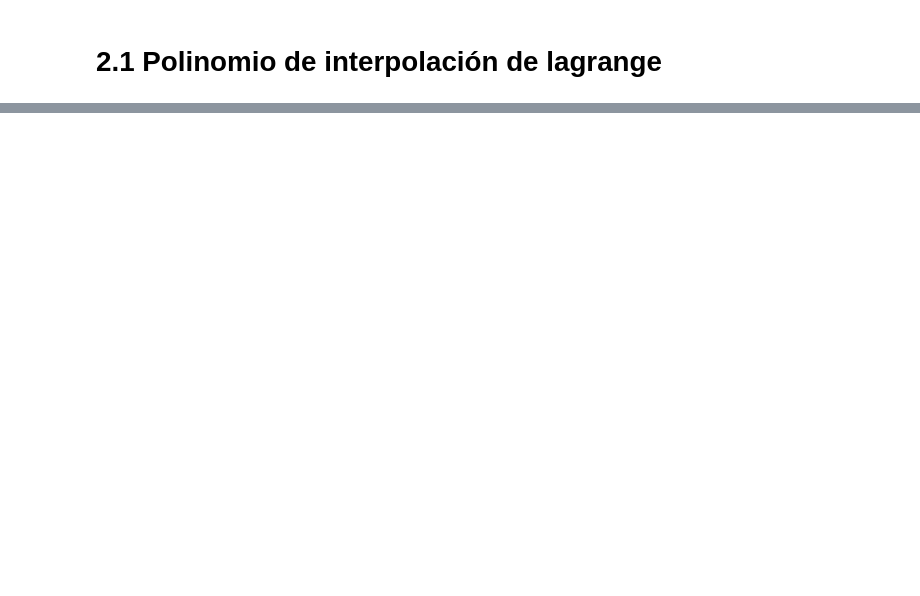
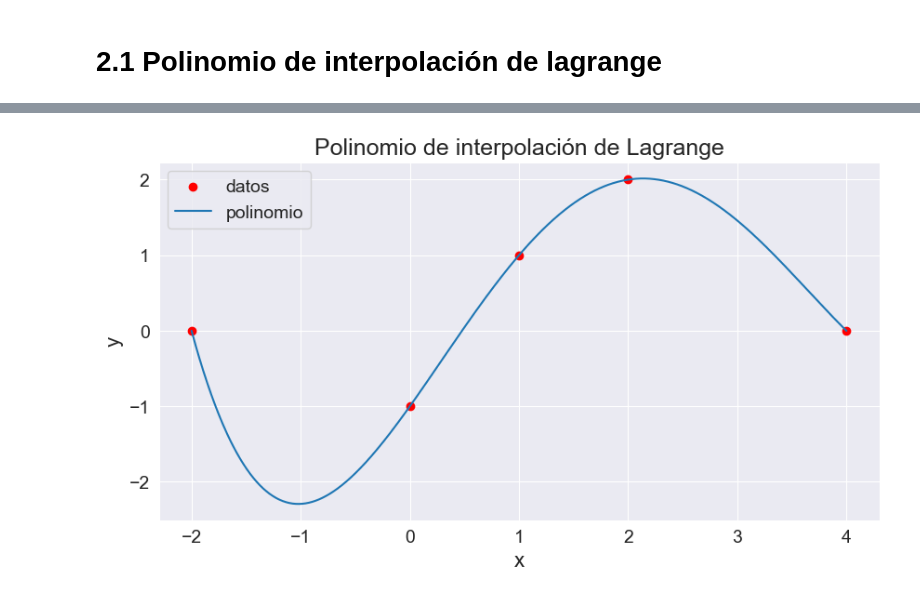
Before and after one commit to caramirezs/MetNum_librodigital, a Jupyter notebook: 2_Ajuste_funciones/2.1_Polinomio_de_interpolacion_de_Lagrange.ipynb, the cells around one changed output, grey strips where cells are left out. Drawn from its saved outputs; the diff is of its cells as text; code cells hidden in the pictures; blank space fills up the shorter version.

```diff
--- a/2_Ajuste_funciones/2.1_Polinomio_de_interpolacion_de_Lagrange.ipynb
+++ b/2_Ajuste_funciones/2.1_Polinomio_de_interpolacion_de_Lagrange.ipynb
@@ -336,0 +192,20 @@ Polinomio de Lagrange:
+# %%
+# Datos de la tabla
+x = [-2, 0, 1, 2, 4]
+y = [-0, -1, 1, 2, 0]
+p_lagrange = lambda x: (1/144)*(7*x**4 - 55*x**3 + 44*x**2 + 292*x - 144)
+# Graficar los puntos
+sns.set_style('darkgrid') # Agrega el estilo "dark" de Seaborn
+fig, ax = plt.subplots(figsize=(10, 5))
+x0 =np.linspace(min(x), max(x), 1000)
+plt.scatter(x, y, label='datos', color='red')
+plt.plot(x0, p_lagrange(x0), label='polinomio')
+ax.tick_params(labelsize=14, axis='x')
+ax.tick_params(labelsize=14, axis='y')
+plt.xlabel('x', fontsize=16)
+plt.ylabel('y', fontsize=16)
+plt.title(f'Polinomio de interpolación de Lagrange', fontsize=18)
+plt.legend(fontsize=14)
+plt.show()
+# %% [output]
+[figure, added]
```
Also changed, not shown: parts of 26 cells of this notebook, 1 other file.
